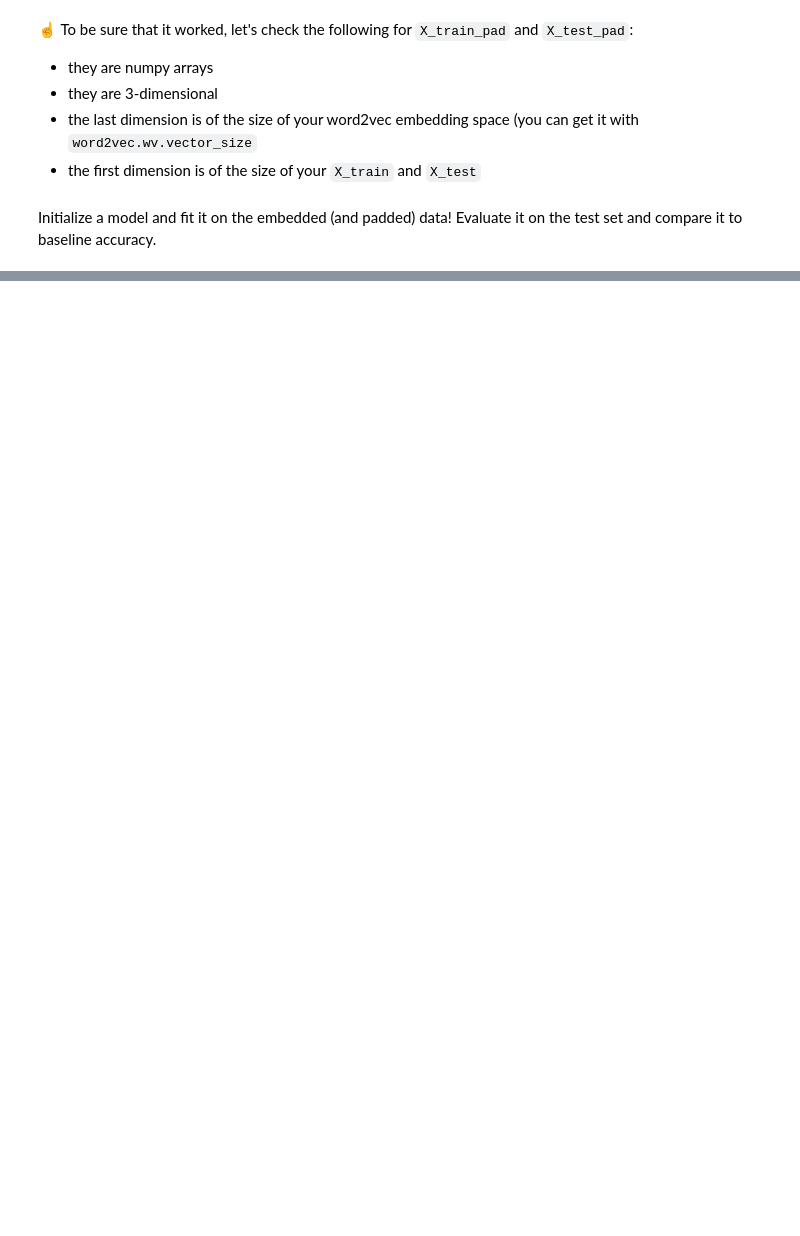
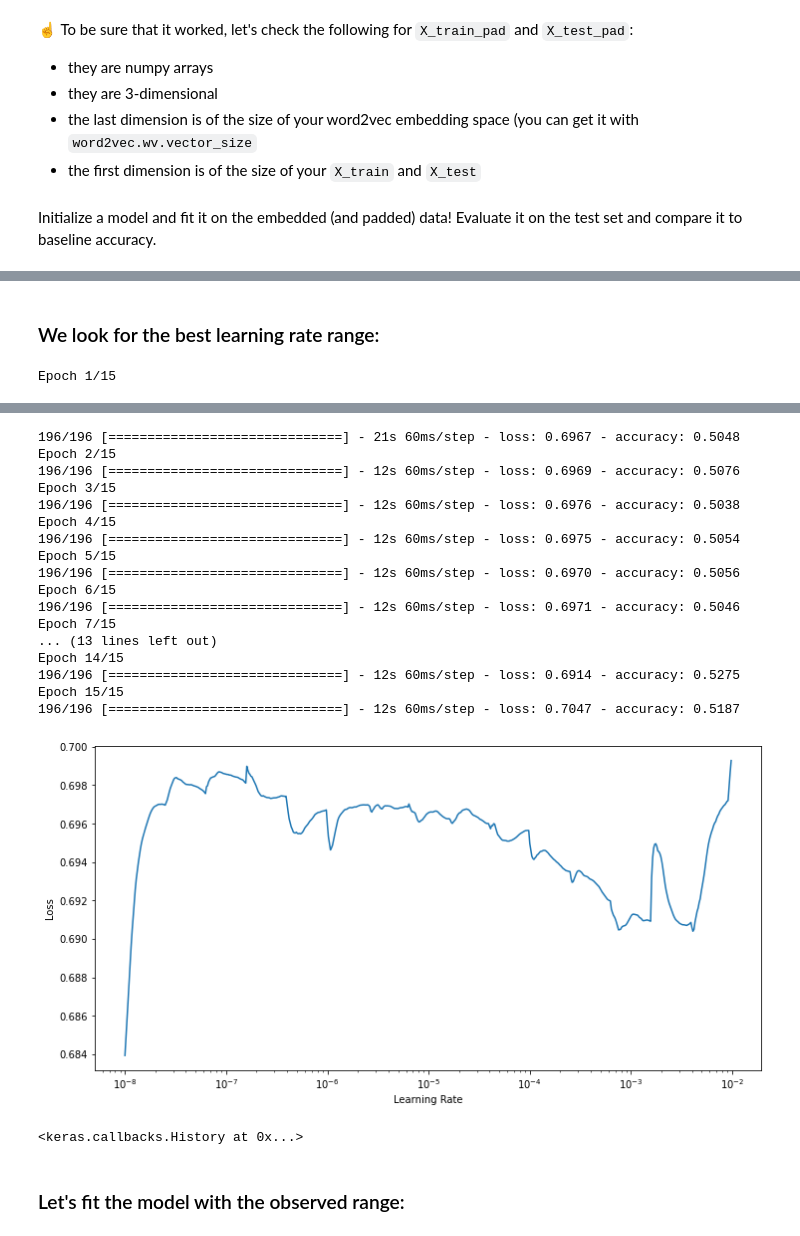
Before and after one commit to sridhar211/NLPmoviereviews, a Jupyter notebook: notebooks/NLP_word2vec.ipynb, the cells around one changed output, grey strips where cells are left out. Drawn from its saved outputs; the diff is of its cells as text; code cells hidden in the pictures; blank space fills up the shorter version.

```diff
--- a/notebooks/NLP_word2vec.ipynb
+++ b/notebooks/NLP_word2vec.ipynb
@@ -126,0 +169,38 @@ The accuracy evaluated on the test set is of 72.440%
+# %%
+X_train, y_train, X_test, y_test = load_data(percentage_of_sentences=100)
+X_train_pad = padding(word2vec_transfer, X_train, maxlen=200)
+X_test_pad = padding(word2vec_transfer, X_test, maxlen=200)
+# %% [markdown]
+### We look for the best learning rate range:
+# %%
+start_lr = 1e-8
+end_lr = 1e-2
+no_epochs = 15
+batch_size = 128
+# Define LR finder callback
+lr_finder = LRFinder(min_lr=start_lr, max_lr=end_lr)
+
+from tensorflow.keras import models,layers
+from tensorflow.keras.callbacks import EarlyStopping
+from tensorflow.keras.optimizers import RMSprop, Adam
+
+if 'model_lrf' in globals():
+    del model_lrf
+
+model_lrf=models.Sequential()
+model_lrf.add(layers.Masking(mask_value=0, input_shape=(200,100)))
+model_lrf.add(layers.Bidirectional(layers.LSTM(200,
+                                           activation='tanh')))
+model_lrf.add(layers.Dropout(0.2))
+model_lrf.add(layers.Dense(100, activation="relu"))
+model_lrf.add(layers.Dense(20, activation="relu"))
+model_lrf.add(layers.Dense(1, activation="sigmoid"))
+
+model_lrf.compile(loss='binary_crossentropy',
+              optimizer='adam',
+              metrics=['accuracy'])
+
+# Perform LR finder
+model_lrf.fit(X_train_pad, y_train, batch_size=batch_size, callbacks=[lr_finder], epochs=no_epochs)
+# %% [output]
+Epoch 1/15
@@ -126,0 +208,21 @@ The accuracy evaluated on the test set is of 72.440%
+196/196 [==============================] - 21s 60ms/step - loss: 0.6967 - accuracy: 0.5048
+Epoch 2/15
+196/196 [==============================] - 12s 60ms/step - loss: 0.6969 - accuracy: 0.5076
+Epoch 3/15
+196/196 [==============================] - 12s 60ms/step - loss: 0.6976 - accuracy: 0.5038
+Epoch 4/15
+196/196 [==============================] - 12s 60ms/step - loss: 0.6975 - accuracy: 0.5054
+Epoch 5/15
+196/196 [==============================] - 12s 60ms/step - loss: 0.6970 - accuracy: 0.5056
+Epoch 6/15
+196/196 [==============================] - 12s 60ms/step - loss: 0.6971 - accuracy: 0.5046
+Epoch 7/15
+... (13 lines left out)
+Epoch 14/15
+196/196 [==============================] - 12s 60ms/step - loss: 0.6914 - accuracy: 0.5275
+Epoch 15/15
+196/196 [==============================] - 12s 60ms/step - loss: 0.7047 - accuracy: 0.5187
+[figure, added]
+<keras.callbacks.History at 0x...>
+# %% [markdown]
+### Let's fit the model with the observed range:
```
Also changed, not shown: parts of 27 cells of this notebook.
